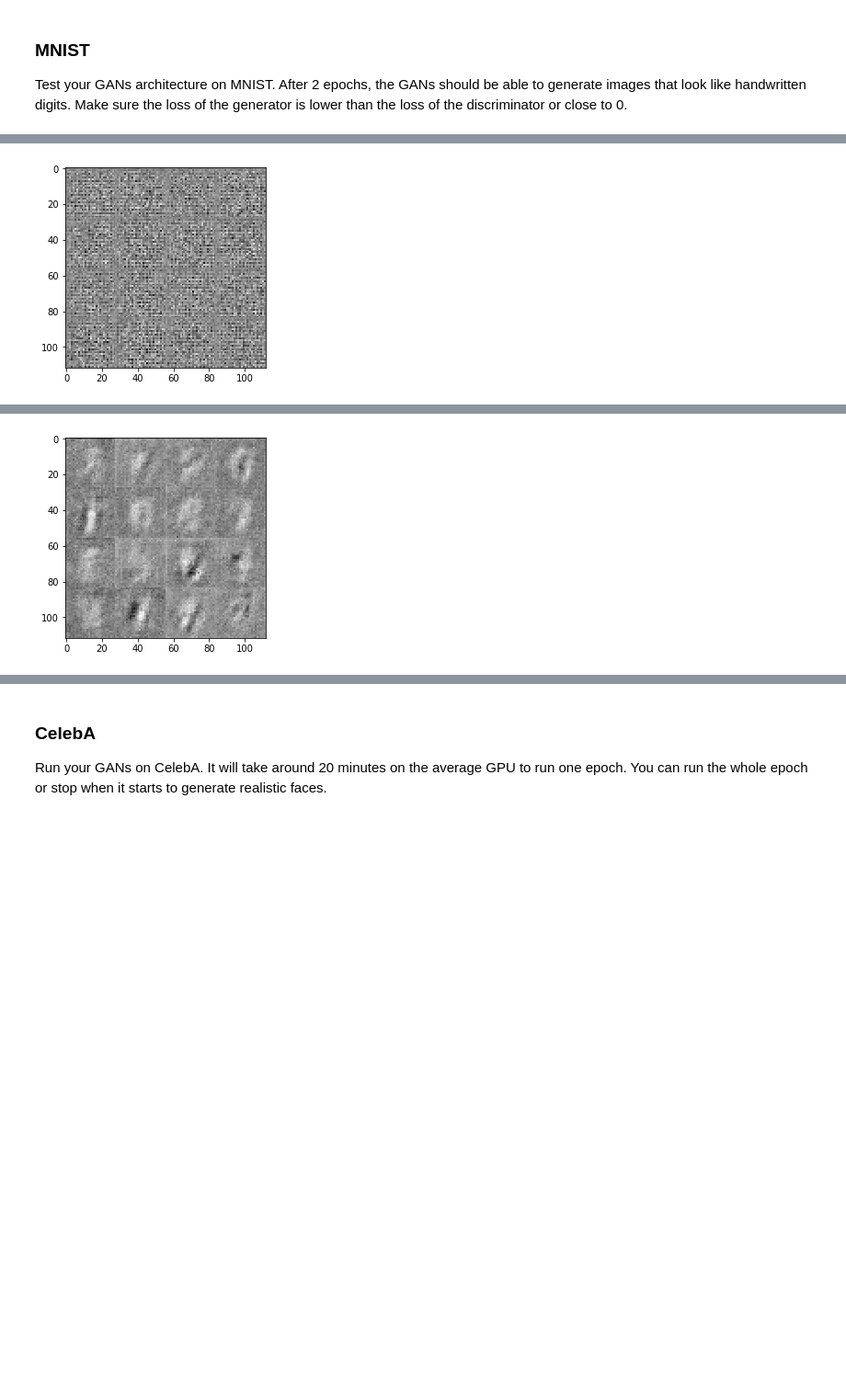
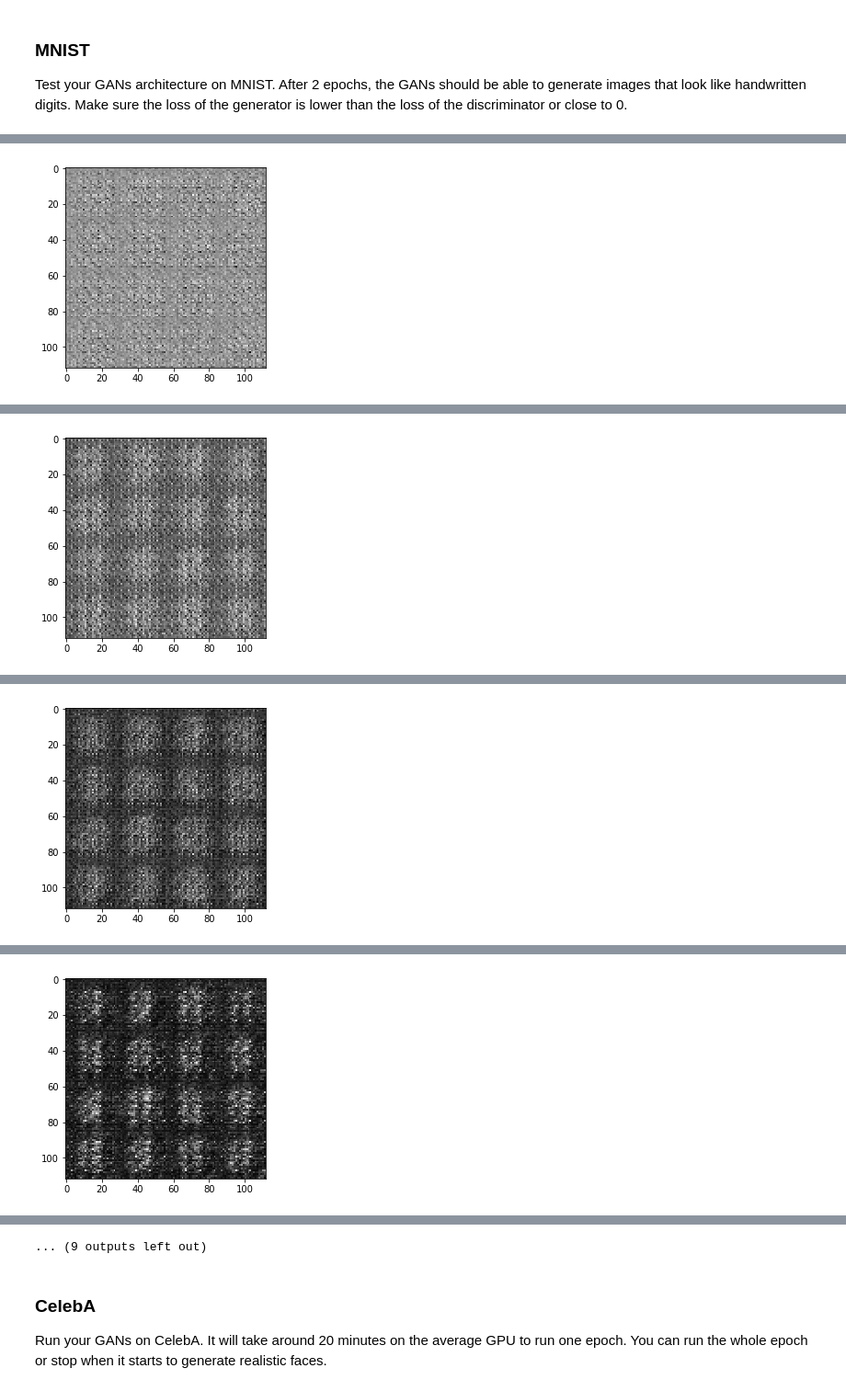
Before and after one commit to beliu/udacity-dlnd-image-classification, a Jupyter notebook: dlnd_face_generation.ipynb, the cells around one changed output, grey strips where cells are left out. Shown: that part at 92% size. Drawn from its saved outputs; the diff is of its cells as text; code cells hidden in the pictures; blank space fills up the shorter version.

```diff
--- a/dlnd_face_generation.ipynb
+++ b/dlnd_face_generation.ipynb
@@ -189,15 +197,28 @@ def generator(z, out_channel_dim, is_train=True, alpha=0.2):
     # TODO: Implement Function
     with tf.variable_scope("generator", reuse=not(is_train)):
         # Pass the input z through a fully connected layer first
-        x = tf.layers.dense(z, 7*7*256)
-        x = tf.reshape(x, (-1, 7, 7, 256)) # Now shape is 7x7x256
+        x = tf.layers.dense(z, 4*4*512)
+        x = tf.reshape(x, (-1, 4, 4, 512)) # Now shape is 4x4x512
+        x = tf.maximum(x, alpha * x)
 
         # Pass through a series of transposed convolution layers
-        conv1 = tf.layers.conv2d_transpose(x, 128, 5, 2, padding="same") # Now shape is 14x14x128
+        conv1 = tf.layers.conv2d_transpose(x, 256, 5, 2, kernel_initializer=tf.random_normal_initializer(stddev=0.02),
+                                           padding="same") # Now shape is 8x8x256
         conv1 = tf.layers.batch_normalization(conv1, training=is_train)
         conv1 = tf.maximum(conv1, alpha * conv1)
 
-        output = tf.layers.conv2d_transpose(conv1, out_channel_dim, 5, 2, padding="same") # Now shape is 28x28xout_ch
+        conv2 = tf.layers.conv2d_transpose(conv1, 128, 5, 2,
+                                           kernel_initializer=tf.random_normal_initializer(stddev=0.02),
+                                           padding="same") # Now shape is 16x16x128
+        conv2 = tf.layers.batch_normalization(conv2, training=is_train)
+        conv2 = tf.maximum(conv2, alpha * conv2)
+
+        output = tf.layers.conv2d_transpose(conv2, out_channel_dim, 5, 2,
+                                            kernel_initializer=tf.random_normal_initializer(stddev=0.02),
+                                            padding="same") # Now shape is 32x32xout_ch
+        output = tf.image.resize_image_with_crop_or_pad(output, 28, 28) # Now shape is 28x28xout_ch
+
+        output = tf.tanh(output)
 
     return output
 
@@ -266,9 +287,10 @@ def model_opt(d_loss, g_loss, learning_rate, beta1):
     g_vars = [var for var in vars_list if var.name.startswith("generator")]
     d_vars = [var for var in vars_list if var.name.startswith("discriminator")]
 
-    # Implement the optimization operations
-    g_opt = tf.train.AdamOptimizer(learning_rate, beta1).minimize(g_loss, var_list=g_vars)
-    d_opt = tf.train.AdamOptimizer(learning_rate, beta1).minimize(d_loss, var_list=d_vars)
+    with tf.control_dependencies(tf.get_collection(tf.GraphKeys.UPDATE_OPS)):
+        # Implement the optimization operations
+        g_opt = tf.train.AdamOptimizer(learning_rate, beta1).minimize(g_loss, var_list=g_vars)
+        d_opt = tf.train.AdamOptimizer(learning_rate, beta1).minimize(d_loss, var_list=d_vars)
 
     return d_opt, g_opt
 
@@ -350,8 +372,13 @@ def train(epoch_count, batch_size, z_dim, learning_rate, beta1, get_batches, dat
     with tf.Session() as sess:
         sess.run(tf.global_variables_initializer())
         for epoch_i in range(epoch_count):
-            for ii, batch_images in enumerate(get_batches(batch_size)):
+            steps = 0
+            for batch_images in get_batches(batch_size):
                 # TODO: Train Model
+                # Scale the batch images
+                batch_images = ((batch_images - batch_images.min())/
+                                (batch_images.max() - batch_images.min())) * 2.0 - 1.0
+#                 batch_images = batch_images * 2.0
                 batch_z = np.random.uniform(-1, 1, size=(batch_size, z_dim)) # Noise input for generator
                 _ = sess.run(g_opt,
                              feed_dict={input_real: batch_images, input_z: batch_z,
@@ -360,20 +387,22 @@ def train(epoch_count, batch_size, z_dim, learning_rate, beta1, get_batches, dat
                              feed_dict={input_real: batch_images, input_z: batch_z,
                                         lr: learning_rate})
                 # Print the losses
-                if ii % print_every == 0:
+                if steps % print_every == 0:
                     g_train_loss = g_loss.eval({input_z: batch_z})
                     d_train_loss = d_loss.eval({input_real: batch_images, input_z: batch_z})
                     print("Epoch {}/{} ... ".format(epoch_i+1, epoch_count),
                           "Discriminator Loss {:.4f} ... ".format(d_train_loss),
                           "Generator Loss {:.4f} ... ".format(g_train_loss))
 
-                if ii % show_every == 0:
+                if steps % show_every == 0:
                     show_generator_output(sess, 16, input_z, out_channel_dim, data_image_mode)
+
+                steps += 1
 # %% [markdown]
 ### MNIST
 Test your GANs architecture on MNIST.  After 2 epochs, the GANs should be able to generate images that look like handwritten digits.  Make sure the loss of the generator is lower than the loss of the discriminator or close to 0.
 # %%
-batch_size = 64
+batch_size = 128
 z_dim = 100
 learning_rate = 0.0002
 beta1 = 0.5
@@ -393 +422 @@ Epoch 1/2 ...  Discriminator Loss 1.4322 ...  Generator Loss 0.4777 ...
-[figure, old version]
+[figure, new version]
@@ -404 +433 @@ Epoch 1/2 ...  Discriminator Loss 1.3443 ...  Generator Loss 0.6297 ...
-[figure, old version]
+[figure, new version]
@@ -411,0 +444 @@ Epoch 1/2 ...  Discriminator Loss 1.3453 ...  Generator Loss 0.6596 ...
+[figure, added]
@@ -412,0 +455 @@ KeyboardInterrupt:
+[figure, added]
@@ -413,3 +475,4 @@ KeyboardInterrupt:
+... (9 outputs left out)
 # %% [markdown]
 ### CelebA
 Run your GANs on CelebA.  It will take around 20 minutes on the average GPU to run one epoch.  You can run the whole epoch or stop when it starts to generate realistic faces.
```
Also changed, not shown: parts of 7 cells of this notebook.
